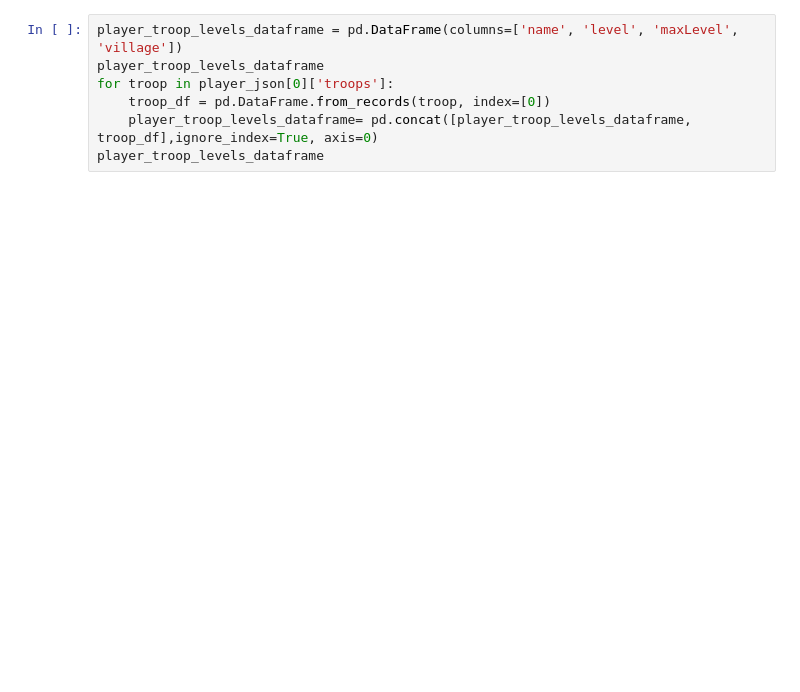
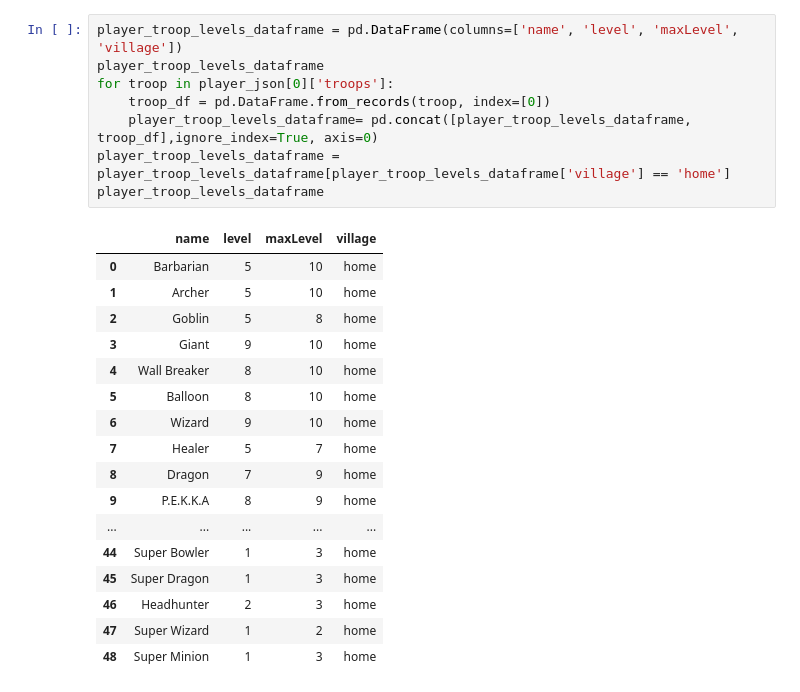
Before and after one commit to dev-tetus/Clan-API, a Jupyter notebook: testing.ipynb, the cells around one changed output. Drawn from its saved outputs; the diff is of its cells as text; blank space fills up the shorter version.

```diff
--- a/testing.ipynb
+++ b/testing.ipynb
@@ -31,9 +46,28 @@ lab_level_townhall_df = pd.DataFrame(laboratory_level_townhall, columns=['Labora
 # %%
 player_troop_levels_dataframe = pd.DataFrame(columns=['name', 'level', 'maxLevel', 'village'])
 player_troop_levels_dataframe
 for troop in player_json[0]['troops']:
     troop_df = pd.DataFrame.from_records(troop, index=[0])
     player_troop_levels_dataframe= pd.concat([player_troop_levels_dataframe, troop_df],ignore_index=True, axis=0)
+player_troop_levels_dataframe = player_troop_levels_dataframe[player_troop_levels_dataframe['village'] == 'home']
 player_troop_levels_dataframe
+# %% [output]
+|  | name | level | maxLevel | village |
+| 0 | Barbarian | 5 | 10 | home |
+| 1 | Archer | 5 | 10 | home |
+| 2 | Goblin | 5 | 8 | home |
+| 3 | Giant | 9 | 10 | home |
+| 4 | Wall Breaker | 8 | 10 | home |
+| 5 | Balloon | 8 | 10 | home |
+| 6 | Wizard | 9 | 10 | home |
+| 7 | Healer | 5 | 7 | home |
+| 8 | Dragon | 7 | 9 | home |
+| 9 | P.E.K.K.A | 8 | 9 | home |
+| ... | ... | ... | ... | ... |
+| 44 | Super Bowler | 1 | 3 | home |
+| 45 | Super Dragon | 1 | 3 | home |
+| 46 | Headhunter | 2 | 3 | home |
+| 47 | Super Wizard | 1 | 2 | home |
+| 48 | Super Minion | 1 | 3 | home |
 # %%
 characters_df = pd.read_excel('characters.xlsx',usecols=['Name', 'TroopLevel','LaboratoryLevel'])  #max troop level per lab level
```
Also changed, not shown: parts of 6 cells of this notebook.
